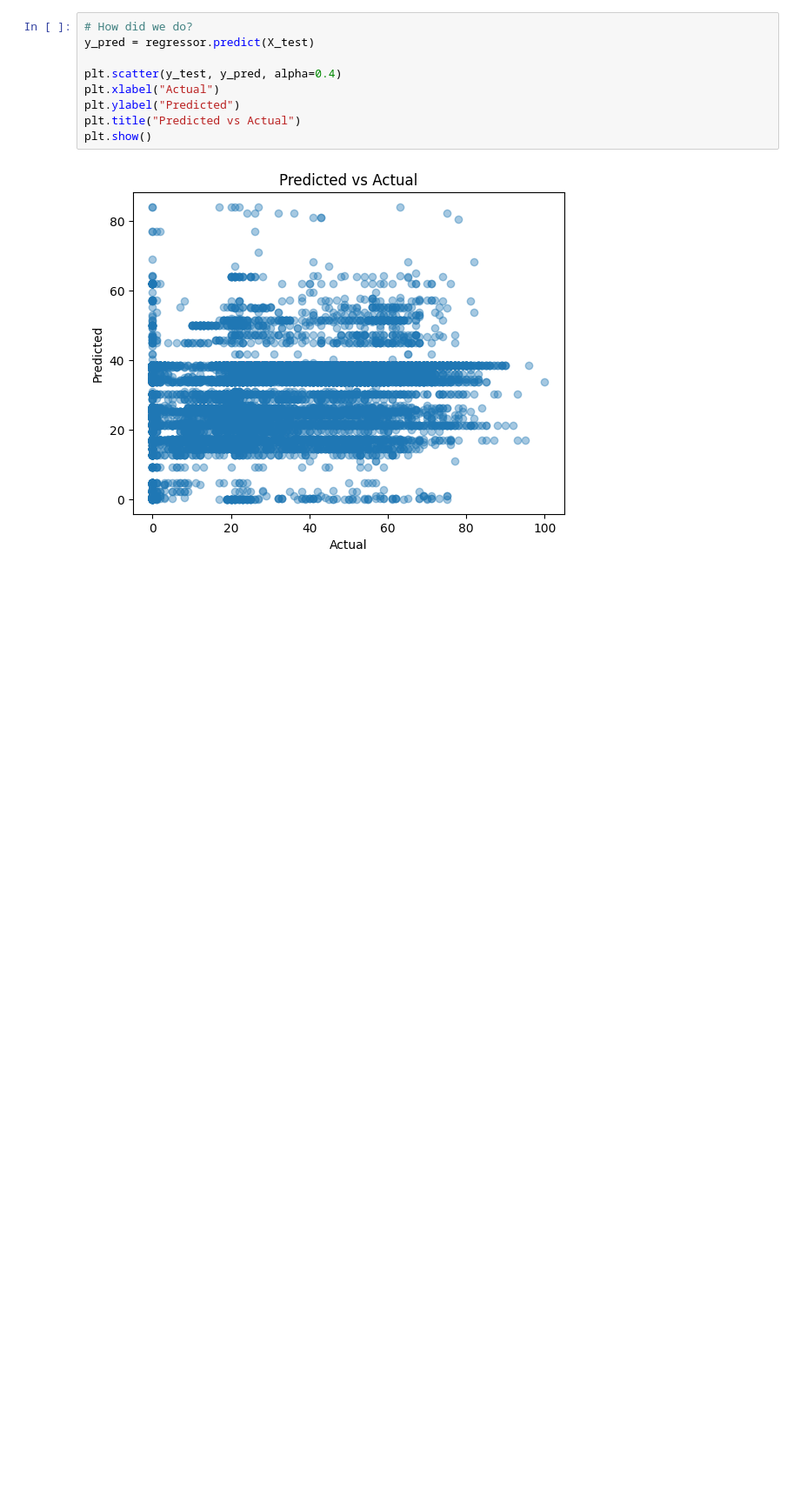
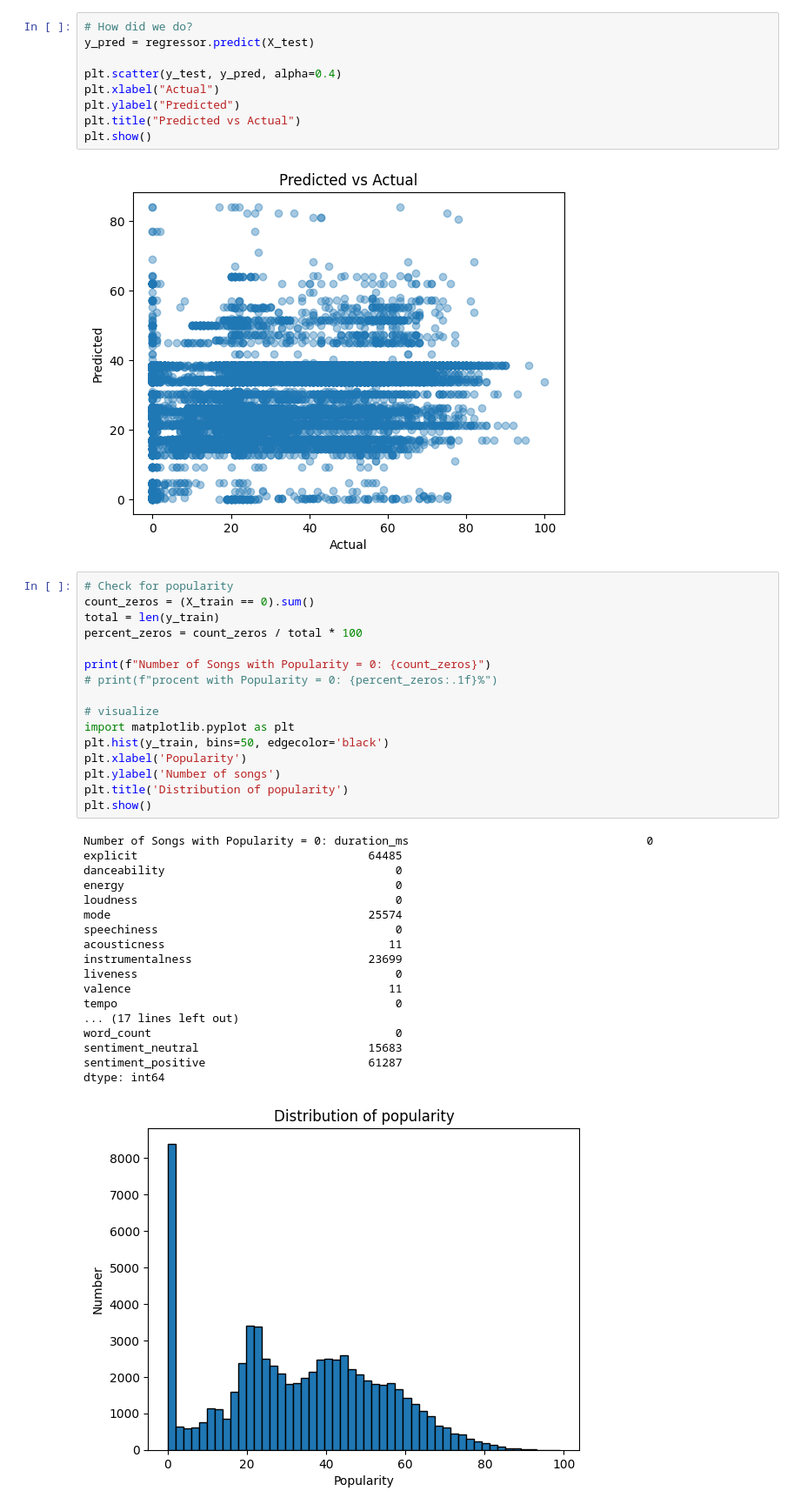
Before and after one commit to clara-opp/datamining_group12, a Jupyter notebook: DataMining.ipynb, the cells around one changed output. Shown at 87% size. Cells and saved outputs as stored; diff of their text form; blank space fills up the shorter version.

Commit message:
Added visualization of popularity distribution

```diff
--- a/DataMining.ipynb
+++ b/DataMining.ipynb
@@ -183,3 +185,38 @@ plt.title("Predicted vs Actual")
 plt.show()
 # %% [output]
 [figure]
+# %%
+# Check for popularity
+count_zeros = (X_train == 0).sum()
+total = len(y_train)
+percent_zeros = count_zeros / total * 100
+
+print(f"Number of Songs with Popularity = 0: {count_zeros}")
+# print(f"procent with Popularity = 0: {percent_zeros:.1f}%")
+
+# visualize
+import matplotlib.pyplot as plt
+plt.hist(y_train, bins=50, edgecolor='black')
+plt.xlabel('Popularity')
+plt.ylabel('Number of songs')
+plt.title('Distribution of popularity')
+plt.show()
+# %% [output]
+Number of Songs with Popularity = 0: duration_ms                                   0
+explicit                                  64485
+danceability                                  0
+energy                                        0
+loudness                                      0
+mode                                      25574
+speechiness                                   0
+acousticness                                 11
+instrumentalness                          23699
+liveness                                      0
+valence                                      11
+tempo                                         0
+... (17 lines left out)
+word_count                                    0
+sentiment_neutral                         15683
+sentiment_positive                        61287
+dtype: int64
+[figure, added]
```
Also changed, not shown: parts of 1 cell of this notebook.
